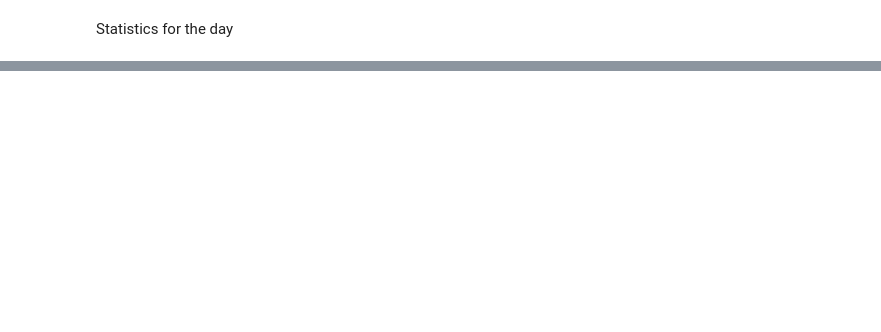
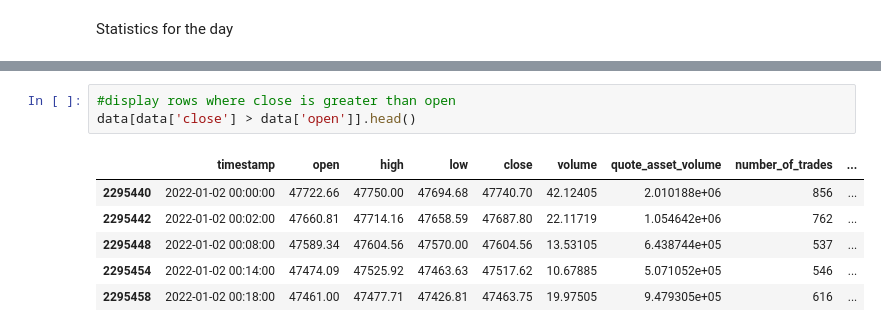
Before and after one commit to cristianionescu7/bitcoin_analysis, a Jupyter notebook: analysis.ipynb, the cells around one changed output, grey strips where cells are left out. Saved outputs shown, nothing was run; the diff lists cells and outputs as text; blank space fills up the shorter version.

```diff
--- a/analysis.ipynb
+++ b/analysis.ipynb
@@ -237,0 +222,10 @@ summary
+# %%
+#display rows where close is greater than open
+data[data['close'] > data['open']].head()
+# %% [output]
+|  | timestamp | open | high | low | close | volume | quote_asset_volume | number_of_trades | ... |
+| 2295440 | 2022-01-02 00:00:00 | 47722.66 | 47750.00 | 47694.68 | 47740.70 | 42.12405 | 2.010188e+06 | 856 | ... |
+| 2295442 | 2022-01-02 00:02:00 | 47660.81 | 47714.16 | 47658.59 | 47687.80 | 22.11719 | 1.054642e+06 | 762 | ... |
+| 2295448 | 2022-01-02 00:08:00 | 47589.34 | 47604.56 | 47570.00 | 47604.56 | 13.53105 | 6.438744e+05 | 537 | ... |
+| 2295454 | 2022-01-02 00:14:00 | 47474.09 | 47525.92 | 47463.63 | 47517.62 | 10.67885 | 5.071052e+05 | 546 | ... |
+| 2295458 | 2022-01-02 00:18:00 | 47461.00 | 47477.71 | 47426.81 | 47463.75 | 19.97505 | 9.479305e+05 | 616 | ... |
```
Also changed, not shown: parts of 35 cells of this notebook.
